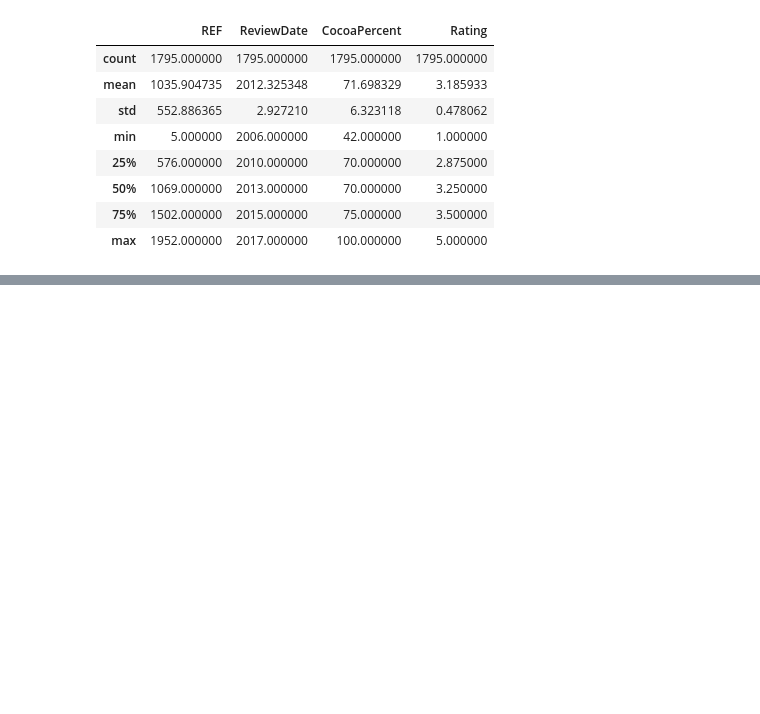
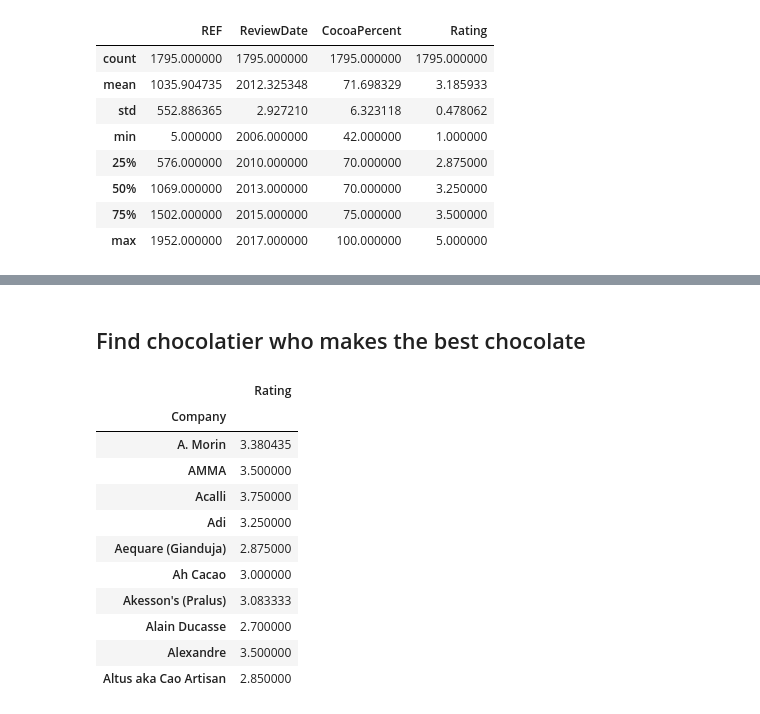
Before and after one commit to tlstkr/ChocolateAnalytics, a Jupyter notebook: BeautifulSoup_Chocolate.ipynb, the cells around one changed output, grey strips where cells are left out. Saved outputs shown, nothing was run; the diff lists cells and outputs as text; code cells hidden in the pictures; blank space fills up the shorter version.

```diff
--- a/BeautifulSoup_Chocolate.ipynb
+++ b/BeautifulSoup_Chocolate.ipynb
@@ -284,0 +282,18 @@ soup.find('tbody')
+# %% [markdown]
+## Find chocolatier who makes the best chocolate
+# %%
+#First 10 companies with the best mean rating
+pd.DataFrame(data = cacao_dataframe.groupby("Company").Rating.mean()[:10])
+# %% [output]
+|  | Rating |
+| Company |  |
+| A. Morin | 3.380435 |
+| AMMA | 3.500000 |
+| Acalli | 3.750000 |
+| Adi | 3.250000 |
+| Aequare (Gianduja) | 2.875000 |
+| Ah Cacao | 3.000000 |
+| Akesson's (Pralus) | 3.083333 |
+| Alain Ducasse | 2.700000 |
+| Alexandre | 3.500000 |
+| Altus aka Cao Artisan | 2.850000 |
```
Also changed, not shown: parts of 29 cells of this notebook.
